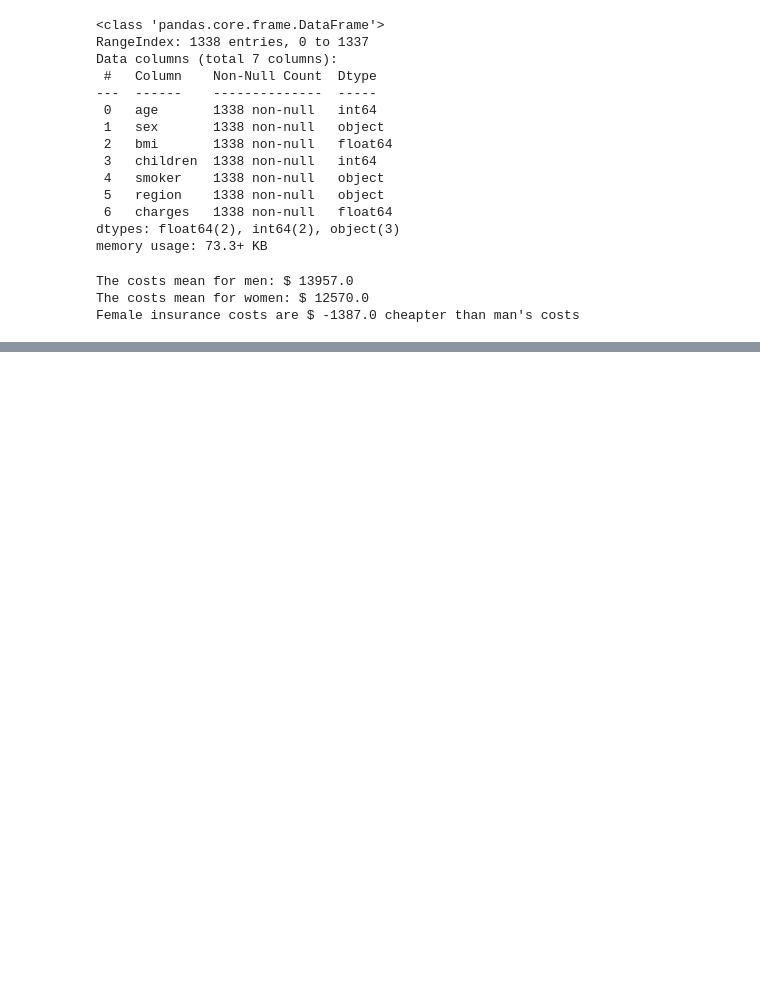
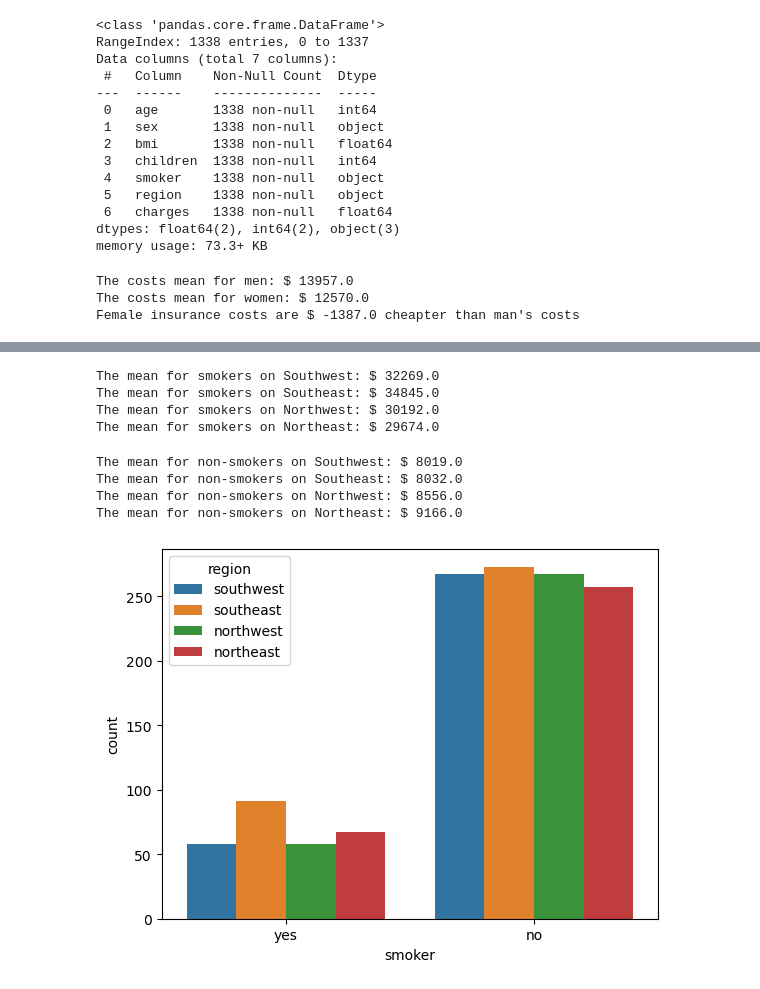
Before and after one commit to cacaprog/learning-projects, a Jupyter notebook: us-medical-insurance-cost/us-medical-insurance-costs.ipynb, the cells around one changed output, grey strips where cells are left out. Saved outputs shown, nothing was run; the diff lists cells and outputs as text; code cells hidden in the pictures; blank space fills up the shorter version.

```diff
--- a/us-medical-insurance-cost/us-medical-insurance-costs.ipynb
+++ b/us-medical-insurance-cost/us-medical-insurance-costs.ipynb
@@ -74,0 +101,30 @@ plt.show()
+# %%
+# The mean for smokers by region
+
+print('The mean for smokers on Southwest: $', np.round(np.mean(smoker.charges[smoker.region == 'southwest'])))
+print('The mean for smokers on Southeast: $', np.round(np.mean(smoker.charges[smoker.region == 'southeast'])))
+print('The mean for smokers on Northwest: $', np.round(np.mean(smoker.charges[smoker.region == 'northwest'])))
+print('The mean for smokers on Northeast: $', np.round(np.mean(smoker.charges[smoker.region == 'northeast'])))
+# %% [output]
+The mean for smokers on Southwest: $ 32269.0
+The mean for smokers on Southeast: $ 34845.0
+The mean for smokers on Northwest: $ 30192.0
+The mean for smokers on Northeast: $ 29674.0
+# %%
+# The mean for non-smokers by region
+
+print('The mean for non-smokers on Southwest: $', np.round(np.mean(no_smoker.charges[no_smoker.region == 'southwest'])))
+print('The mean for non-smokers on Southeast: $', np.round(np.mean(no_smoker.charges[no_smoker.region == 'southeast'])))
+print('The mean for non-smokers on Northwest: $', np.round(np.mean(no_smoker.charges[no_smoker.region == 'northwest'])))
+print('The mean for non-smokers on Northeast: $', np.round(np.mean(no_smoker.charges[no_smoker.region == 'northeast'])))
+# %% [output]
+The mean for non-smokers on Southwest: $ 8019.0
+The mean for non-smokers on Southeast: $ 8032.0
+The mean for non-smokers on Northwest: $ 8556.0
+The mean for non-smokers on Northeast: $ 9166.0
+# %%
+plt.clf()
+sns.countplot(x = 'smoker', hue = 'region', data = data)
+plt.show()
+# %% [output]
+[figure, added]
```
Also changed, not shown: parts of 14 cells of this notebook, 1 other file.
